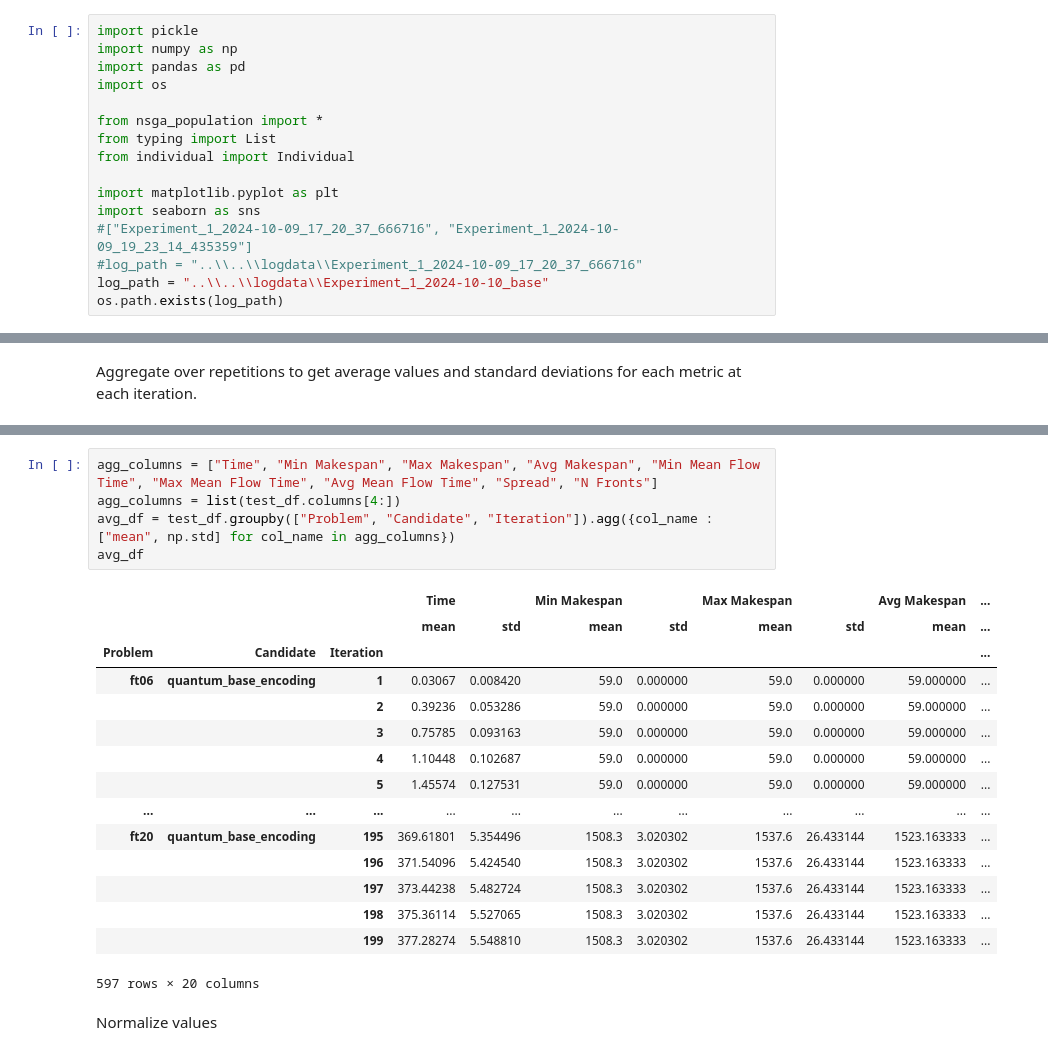
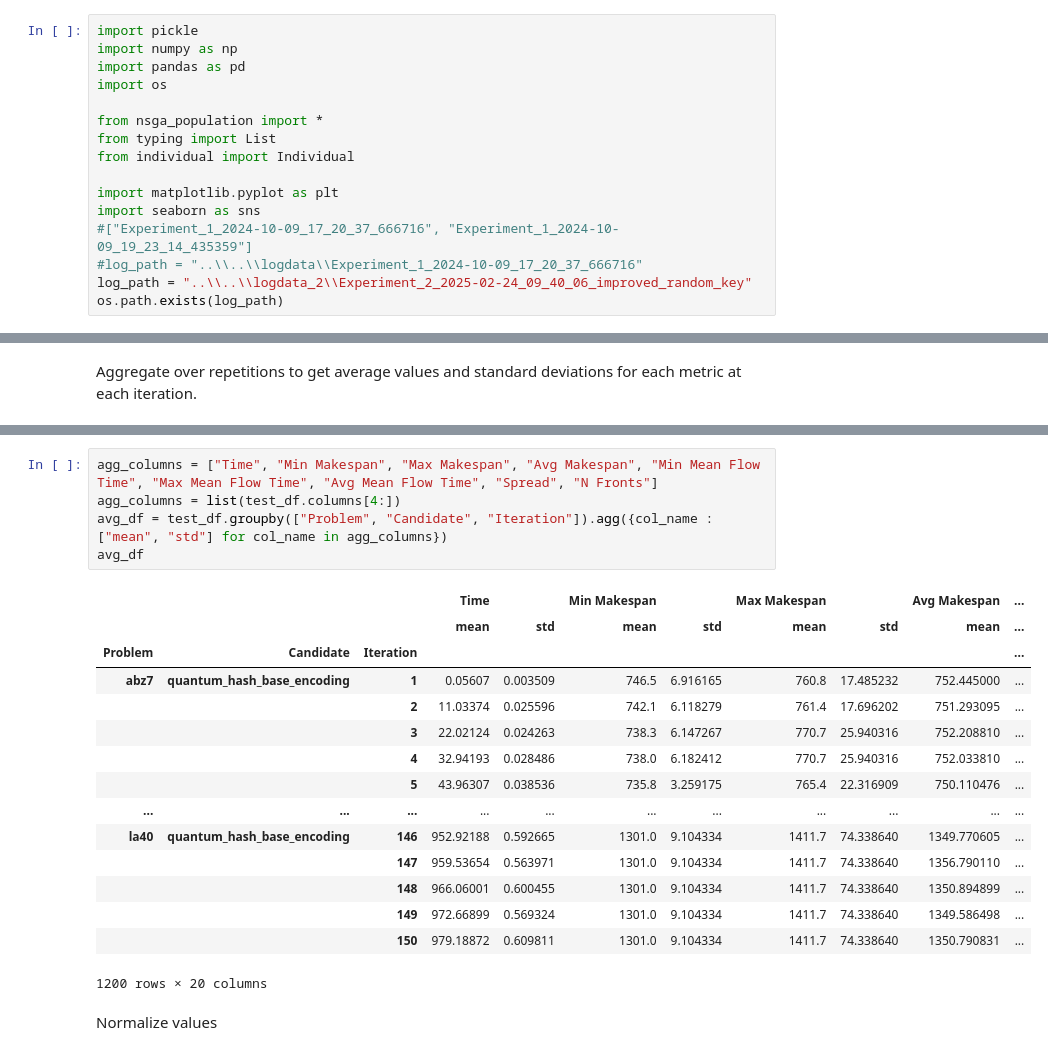
Before and after one commit to B-Moritz/QGA_JSSP, a Jupyter notebook: alg/NSGA_II/result_analysis.ipynb, the cells around one changed output, grey strips where cells are left out. Saved outputs shown, nothing was run; the diff lists cells and outputs as text.

```diff
--- a/alg/NSGA_II/result_analysis.ipynb
+++ b/alg/NSGA_II/result_analysis.ipynb
@@ -12,7 +12,7 @@ import matplotlib.pyplot as plt
 import seaborn as sns
 #["Experiment_1_2024-10-09_17_20_37_666716", "Experiment_1_2024-10-09_19_23_14_435359"]
 #log_path = "..\\..\\logdata\\Experiment_1_2024-10-09_17_20_37_666716"
-log_path = "..\\..\\logdata\\Experiment_1_2024-10-10_base"
+log_path = "..\\..\\logdata_2\\Experiment_2_2025-02-24_09_40_06_improved_random_key"
 os.path.exists(log_path)
 # %% [output]
 True
@@ -56,24 +85,24 @@ Aggregate over repetitions to get average values and standard deviations for eac
 # %%
 agg_columns = ["Time", "Min Makespan", "Max Makespan", "Avg Makespan", "Min Mean Flow Time", "Max Mean Flow Time", "Avg Mean Flow Time", "Spread", "N Fronts"]
 agg_columns = list(test_df.columns[4:])
-avg_df = test_df.groupby(["Problem", "Candidate", "Iteration"]).agg({col_name : ["mean", np.std] for col_name in agg_columns})
+avg_df = test_df.groupby(["Problem", "Candidate", "Iteration"]).agg({col_name : ["mean", "std"] for col_name in agg_columns})
 avg_df
 # %% [output]
 |  |  |  | Time |  | Min Makespan |  | Max Makespan |  | Avg Makespan | ... |
 |  |  |  | mean | std | mean | std | mean | std | mean | ... |
 | Problem | Candidate | Iteration |  |  |  |  |  |  |  | ... |
-| ft06 | quantum_base_encoding | 1 | 0.03067 | 0.008420 | 59.0 | 0.000000 | 59.0 | 0.000000 | 59.000000 | ... |
-|  |  | 2 | 0.39236 | 0.053286 | 59.0 | 0.000000 | 59.0 | 0.000000 | 59.000000 | ... |
-|  |  | 3 | 0.75785 | 0.093163 | 59.0 | 0.000000 | 59.0 | 0.000000 | 59.000000 | ... |
-|  |  | 4 | 1.10448 | 0.102687 | 59.0 | 0.000000 | 59.0 | 0.000000 | 59.000000 | ... |
-|  |  | 5 | 1.45574 | 0.127531 | 59.0 | 0.000000 | 59.0 | 0.000000 | 59.000000 | ... |
+| abz7 | quantum_hash_base_encoding | 1 | 0.05607 | 0.003509 | 746.5 | 6.916165 | 760.8 | 17.485232 | 752.445000 | ... |
+|  |  | 2 | 11.03374 | 0.025596 | 742.1 | 6.118279 | 761.4 | 17.696202 | 751.293095 | ... |
+|  |  | 3 | 22.02124 | 0.024263 | 738.3 | 6.147267 | 770.7 | 25.940316 | 752.208810 | ... |
+|  |  | 4 | 32.94193 | 0.028486 | 738.0 | 6.182412 | 770.7 | 25.940316 | 752.033810 | ... |
+|  |  | 5 | 43.96307 | 0.038536 | 735.8 | 3.259175 | 765.4 | 22.316909 | 750.110476 | ... |
 | ... | ... | ... | ... | ... | ... | ... | ... | ... | ... | ... |
-| ft20 | quantum_base_encoding | 195 | 369.61801 | 5.354496 | 1508.3 | 3.020302 | 1537.6 | 26.433144 | 1523.163333 | ... |
-|  |  | 196 | 371.54096 | 5.424540 | 1508.3 | 3.020302 | 1537.6 | 26.433144 | 1523.163333 | ... |
-|  |  | 197 | 373.44238 | 5.482724 | 1508.3 | 3.020302 | 1537.6 | 26.433144 | 1523.163333 | ... |
-|  |  | 198 | 375.36114 | 5.527065 | 1508.3 | 3.020302 | 1537.6 | 26.433144 | 1523.163333 | ... |
-|  |  | 199 | 377.28274 | 5.548810 | 1508.3 | 3.020302 | 1537.6 | 26.433144 | 1523.163333 | ... |
+| la40 | quantum_hash_base_encoding | 146 | 952.92188 | 0.592665 | 1301.0 | 9.104334 | 1411.7 | 74.338640 | 1349.770605 | ... |
+|  |  | 147 | 959.53654 | 0.563971 | 1301.0 | 9.104334 | 1411.7 | 74.338640 | 1356.790110 | ... |
+|  |  | 148 | 966.06001 | 0.600455 | 1301.0 | 9.104334 | 1411.7 | 74.338640 | 1350.894899 | ... |
+|  |  | 149 | 972.66899 | 0.569324 | 1301.0 | 9.104334 | 1411.7 | 74.338640 | 1349.586498 | ... |
+|  |  | 150 | 979.18872 | 0.609811 | 1301.0 | 9.104334 | 1411.7 | 74.338640 | 1350.790831 | ... |
-597 rows × 20 columns
+1200 rows × 20 columns
 # %% [markdown]
 Normalize values
 # %%
```
Also changed, not shown: parts of 14 cells of this notebook, 22 other files.
